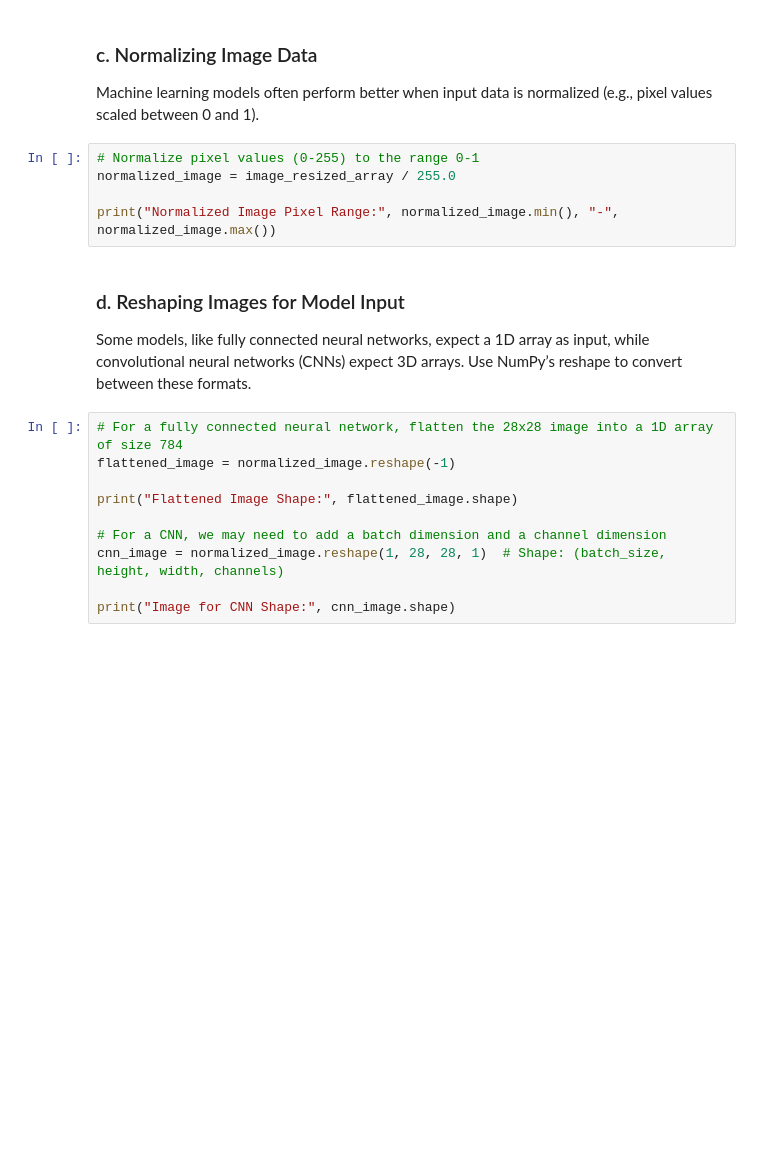
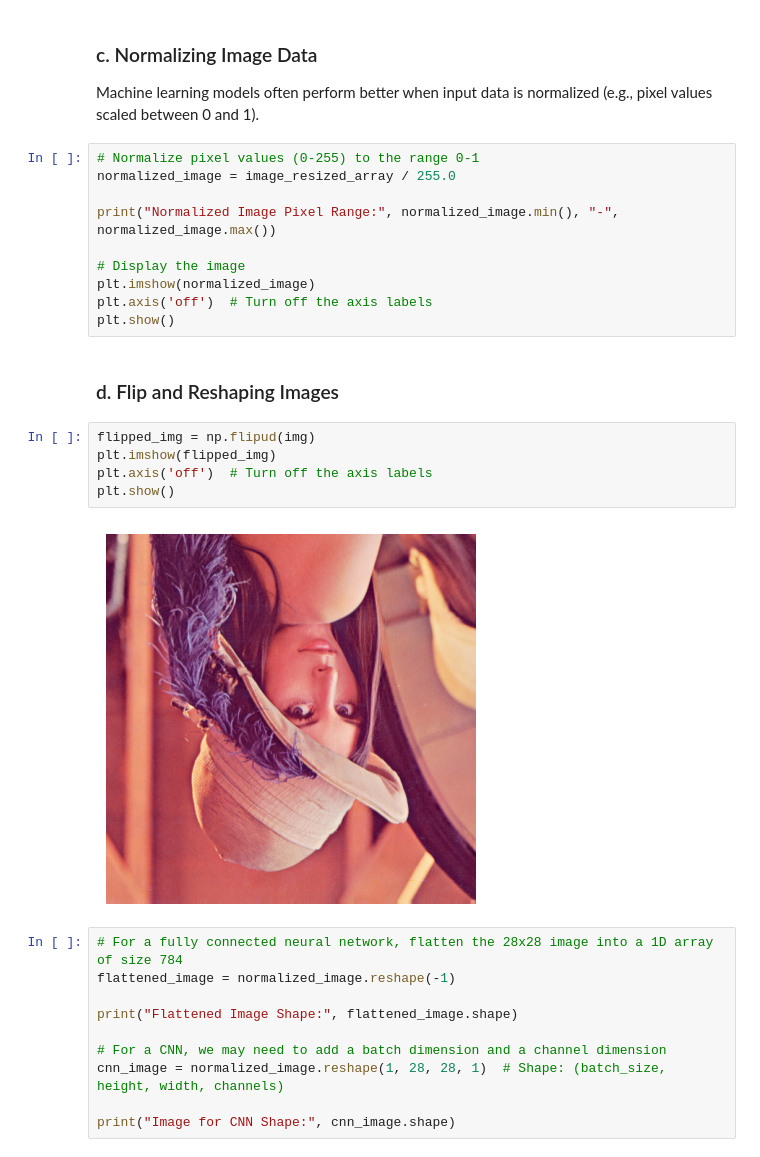
Before and after one commit to antostsna/numpy-for-machine-learning, a Jupyter notebook: Introduction_to_Numpy.ipynb, the cells around one changed output. Drawn from its saved outputs; the diff is of its cells as text; blank space fills up the shorter version.

```diff
--- a/Introduction_to_Numpy.ipynb
+++ b/Introduction_to_Numpy.ipynb
@@ -314,9 +343,20 @@ print("Resized Image Shape:", image_resized_array.shape)
 normalized_image = image_resized_array / 255.0
 
 print("Normalized Image Pixel Range:", normalized_image.min(), "-", normalized_image.max())
+
+# Display the image
+plt.imshow(normalized_image)
+plt.axis('off')  # Turn off the axis labels
+plt.show()
-# %% [markdown]
-### d. Reshaping Images for Model Input
-Some models, like fully connected neural networks, expect a 1D array as input, while convolutional neural networks (CNNs) expect 3D arrays. Use NumPy’s reshape to convert between these formats.
+# %% [markdown]
+### d. Flip and Reshaping Images
+# %%
+flipped_img = np.flipud(img)
+plt.imshow(flipped_img)
+plt.axis('off')  # Turn off the axis labels
+plt.show()
+# %% [output]
+[figure, added]
 # %%
 # For a fully connected neural network, flatten the 28x28 image into a 1D array of size 784
 flattened_image = normalized_image.reshape(-1)
```
Also changed, not shown: parts of 37 cells of this notebook.
